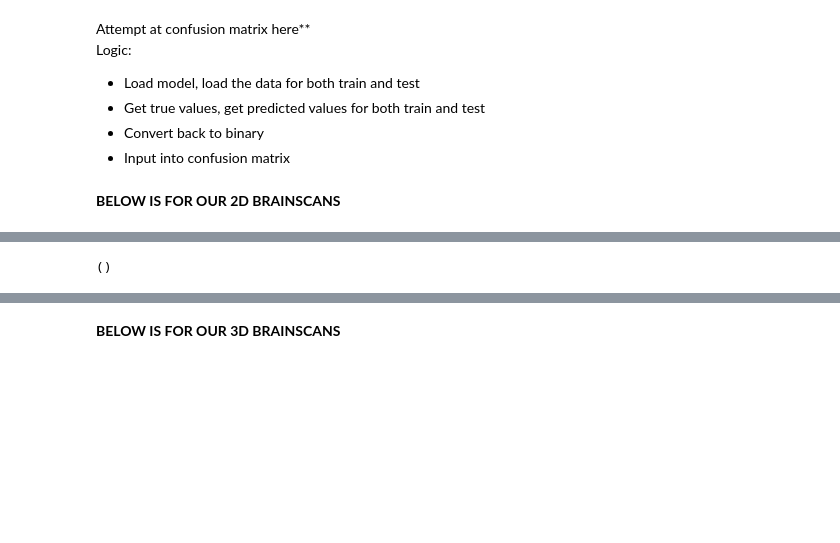
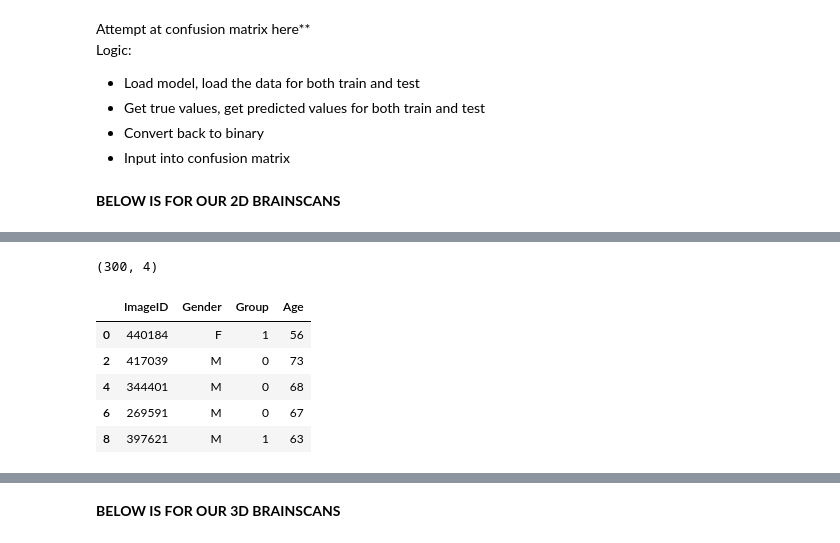
Before and after one commit to StevenVuong/MSc_Project, a Jupyter notebook: misc4.ipynb, the cells around one changed output, grey strips where cells are left out. Saved outputs shown, nothing was run; the diff lists cells and outputs as text; code cells hidden in the pictures; blank space fills up the shorter version.

```diff
--- a/misc4.ipynb
+++ b/misc4.ipynb
@@ -150,4 +148,4 @@ y_preds = np.array(y_preds)
 # %%
-np.shape(y_preds[0])
+np.shape(patient_train_info)
 # %% [output]
-()
+(300, 4)
@@ -153,0 +166,17 @@ np.shape(y_preds[0])
+# %%
+# turn into a dataframe
+train_df = pd.DataFrame(patient_train_info)
+train_df.columns=['ImageID', 'Gender', 'Group', 'Age']
+train_df = train_df[::2] # take every second row (Because we have duplicates)
+
+# turn age to integers
+train_df['Age'] = train_df['Age'].astype(int)
+
+train_df.head()
+# %% [output]
+|  | ImageID | Gender | Group | Age |
+| 0 | 440184 | F | 1 | 56 |
+| 2 | 417039 | M | 0 | 73 |
+| 4 | 344401 | M | 0 | 68 |
+| 6 | 269591 | M | 0 | 67 |
+| 8 | 397621 | M | 1 | 63 |
```
Also changed, not shown: parts of 14 cells of this notebook.
